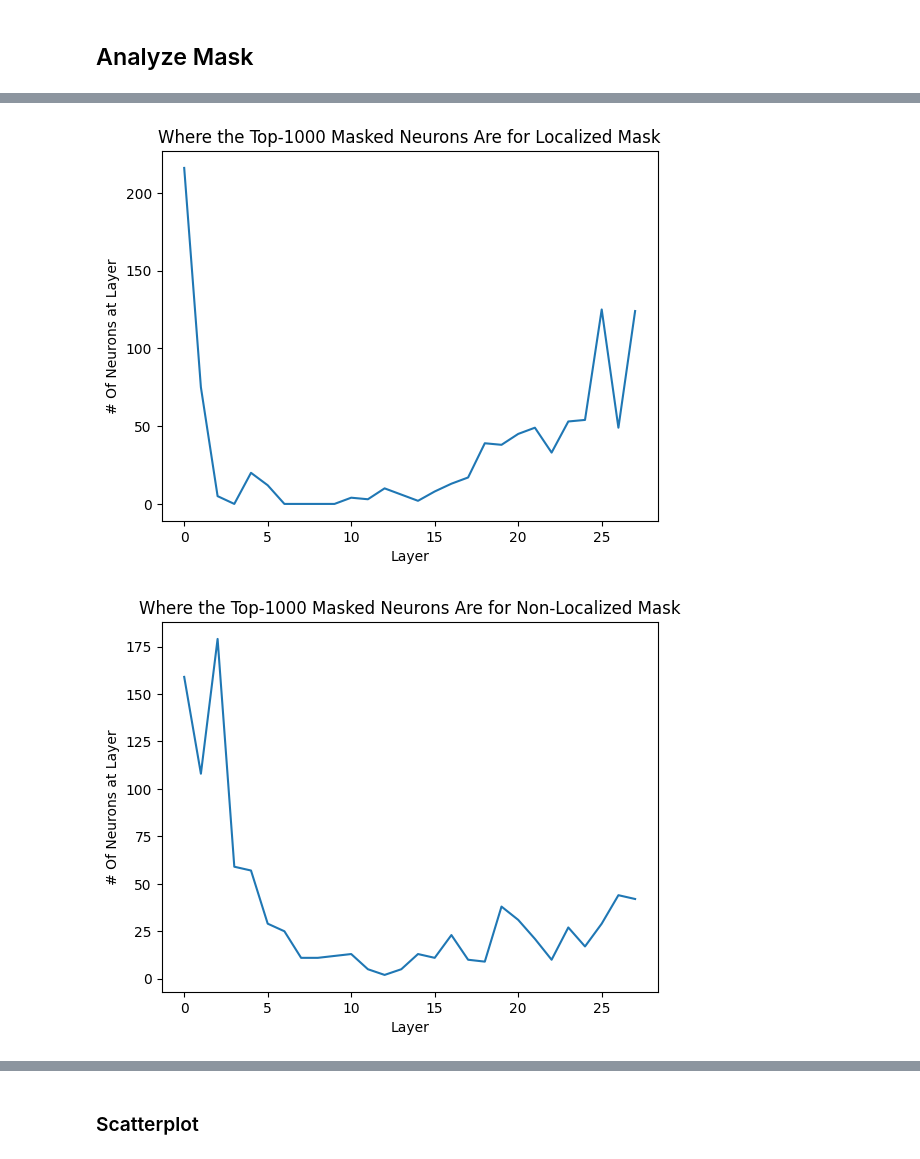
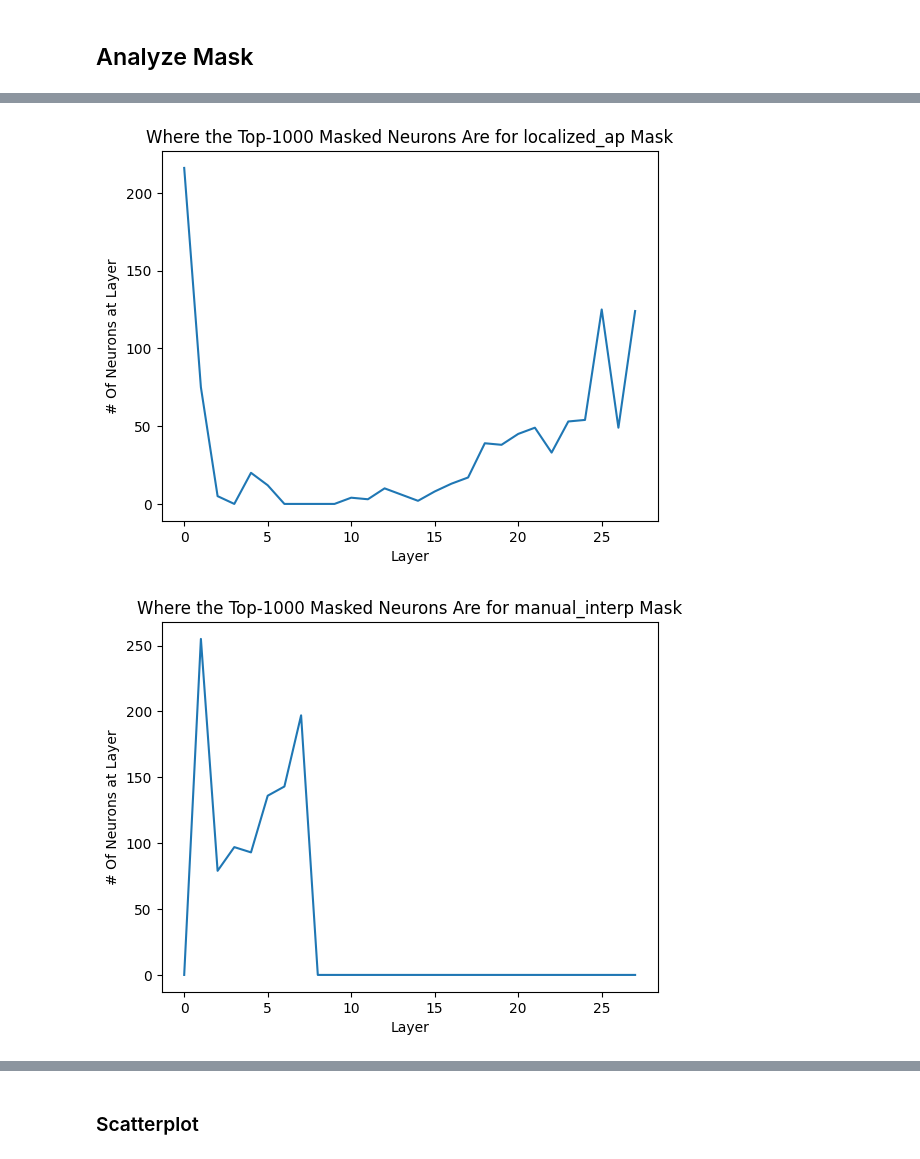
Before and after one commit to magikarp01/mechanistic-unlearning, a Jupyter notebook: neuron_cb.ipynb, the cells around one changed output, grey strips where cells are left out. Saved outputs shown, nothing was run; the diff lists cells and outputs as text; code cells hidden in the pictures.

Commit message:
got good manual interp localization results

```diff
--- a/neuron_cb.ipynb
+++ b/neuron_cb.ipynb
@@ -185,10 +197,10 @@ Thresholding importance at 0.11414513221153846
 # %%
-use_localized_mask = True
+mask_type = 'manual_interp'
 
 combine_heads = False
 top_p = 5
 
-if use_localized_mask:
+if mask_type == 'localized_ap':
     final_components, final_attn_heads = get_top_components(*convert_attrs_to_components(ap_graph, combine_heads=combine_heads), top_p=top_p)
 
     print(final_components)
@@ -196,7 +208,15 @@ if use_localized_mask:
 
     mask = NeuronLevelMask(model, components=final_components, component_heads=final_attn_heads)
 
-else:
+elif mask_type == 'manual_interp':
+    final_components = []
+    for mlp_layer in range(1, 8):
+        final_components.append(f"blocks.{mlp_layer}.mlp.hook_pre")
+        final_components.append(f"blocks.{mlp_layer}.mlp.hook_post")
+    final_attn_heads = {}
+    mask = NeuronLevelMask(model, components=final_components, component_heads=final_attn_heads)
+
+elif mask_type == 'nonlocalized':
     all_components, all_attn_heads = get_top_components(*convert_attrs_to_components(ap_graph, combine_heads=combine_heads), top_p=100)
     print(len(all_components))
     print(len(all_attn_heads))
@@ -220,7 +238,7 @@ clip_grad = 1
 
 evaluate_every = 5
 n_eval_iters = 5
-deep_evaluate_every = 10
+deep_evaluate_every = 25
 do_adversarial_evals = True
 do_side_effects_evals = False
 
@@ -287,9 +298,9 @@ Running adversarial evals
 # %%
 # save masks state dict to neuron_cb
 import pickle
-torch.save(mask.state_dict(), f"masks/neuron_cb/{model_type}_{'localized' if use_localized_mask else 'nonlocalized'}_{combine_heads=}_{beta=}_unlearn_{forget_sport}.pt")
+torch.save(mask.state_dict(), f"masks/neuron_cb/{model_type}_{mask_type}_{combine_heads=}_{beta=}_unlearn_{forget_sport}.pt")
 
-with open(f"masks/neuron_cb/{model_type}_{'localized' if use_localized_mask else 'nonlocalized'}_{combine_heads=}_{beta=}_unlearn_{forget_sport}_metrics.pkl", "wb") as f:
+with open(f"masks/neuron_cb/{model_type}_{mask_type}_{combine_heads=}_{beta=}_unlearn_{forget_sport}_metrics.pkl", "wb") as f:
     pickle.dump({"train_losses": all_train_losses, "test_losses": all_test_losses, "adversarial_evals": adversarial_evals, "side_effect_evals": side_effect_evals}, f)
 # %% [markdown]
 ## Analyze Mask
@@ -376,7 +415,8 @@ tensor(492, device='cuda:0')
 # metrics['test_losses']['pile']
 # %%
 # Visualize the neuron coefficients
-for title, mask in [("Localized", localized_mask), ("Non-Localized", nonlocalized_mask)]:
+# for title, mask in [("Localized", localized_mask), ("Non-Localized", nonlocalized_mask)]:
+for title, mask in masks.items():
     all_values = torch.cat([m.data.flatten() for m in mask.masks.values()], dim=0).cpu()
     sorted_values = all_values.sort().values
     plt.semilogx(sorted_values)
@@ -395,20 +436,21 @@ for title, mask in [("Localized", localized_mask), ("Non-Localized", nonlocalize
 # %%
 # Visualize the neuron coefficients
 top_k = 1000
-for title, mask in [("Localized", localized_mask), ("Non-Localized", nonlocalized_mask)]:
+# for title, mask in [("Localized", localized_mask), ("Non-Localized", nonlocalized_mask)]:
+for title, mask in masks.items():
     mask.undiscretize()
     mask.discretize_topk(top_k)
     all_values = {layer: 0 for layer in range(model.cfg.n_layers)}
     for component in mask.mask_masks:
         layer = int(component.split("&")[1])
         all_values[layer] += (mask.mask_masks[component].data == 1).sum().item()
 
     # all_values = [(m.data == 1).sum().item() for m in mask.mask_masks.values()]
     plt.plot(all_values.values())
     plt.title(f"Where the Top-{top_k} Masked Neurons Are for {title} Mask")
     plt.ylabel("# Of Neurons at Layer")
     plt.xlabel("Layer")
     plt.show()
 # %% [output]
-[figure, old version]
+[figure, new version]
-[figure, old version]
+[figure, new version]
```
Also changed, not shown: parts of 22 cells of this notebook, 3 other files.
